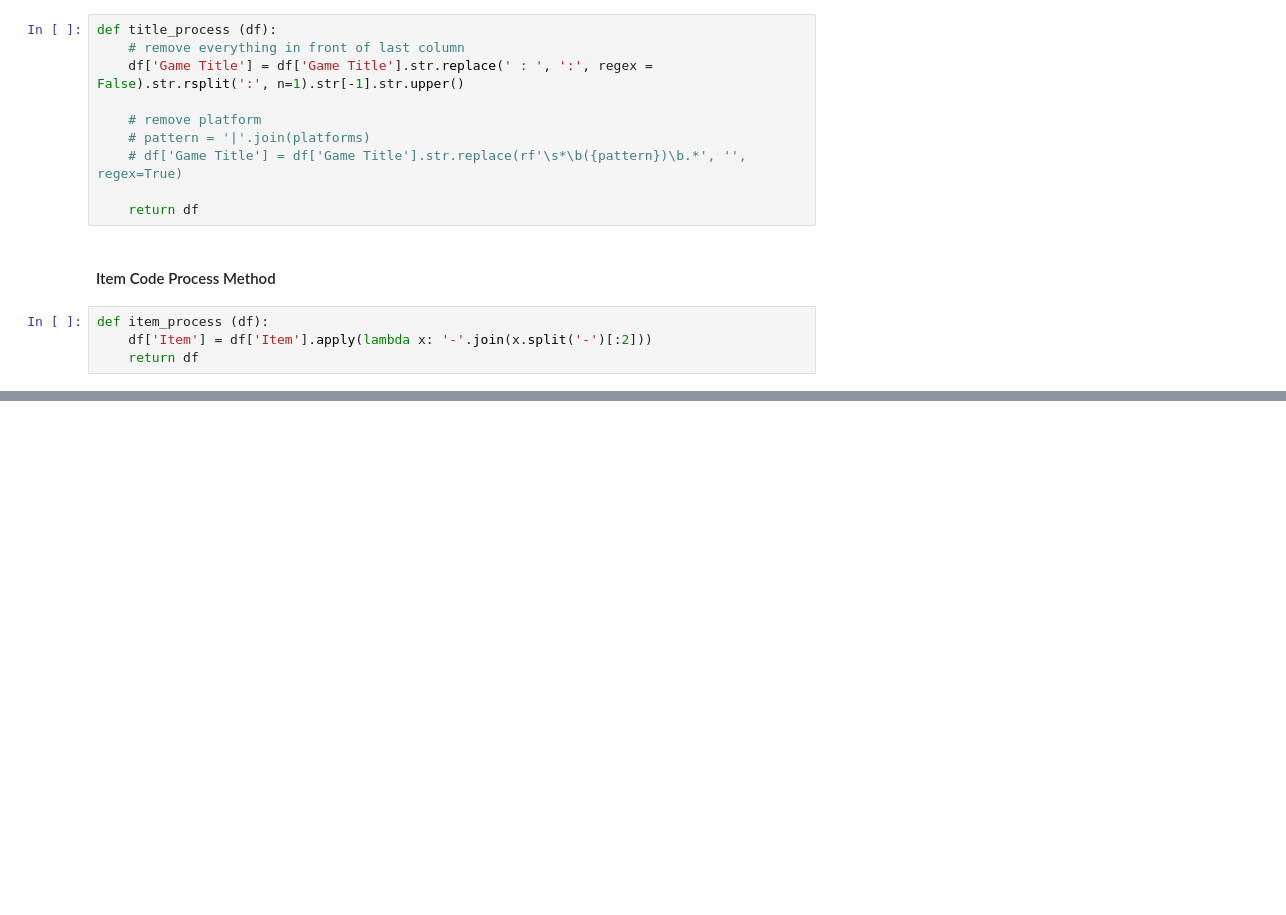
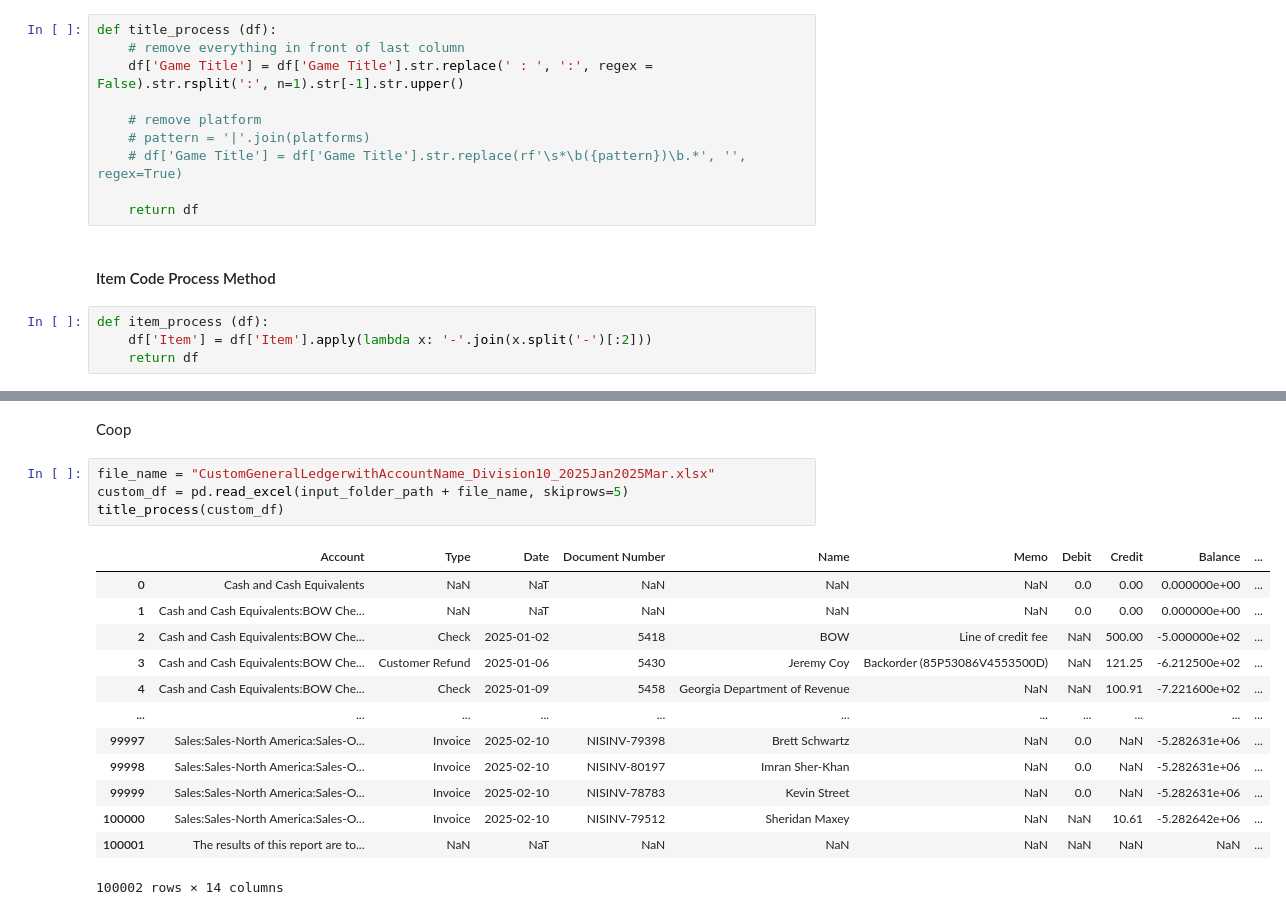
Before and after one commit to dentsusoken-usa/NIS-America-BI-Report, a Jupyter notebook: Data Process.ipynb, the cells around one changed output, grey strips where cells are left out. Saved outputs shown, nothing was run; the diff lists cells and outputs as text; blank space fills up the shorter version.

```diff
--- a/Data Process.ipynb
+++ b/Data Process.ipynb
@@ -204,0 +53,20 @@ df.to_csv(output_folder_path + 'Sales and Profit Data.csv', index = True)
+# %% [markdown]
+Coop
+# %%
+file_name = "CustomGeneralLedgerwithAccountName_Division10_2025Jan2025Mar.xlsx"
+custom_df = pd.read_excel(input_folder_path + file_name, skiprows=5)
+title_process(custom_df)
+# %% [output]
+|  | Account | Type | Date | Document Number | Name | Memo | Debit | Credit | Balance | ... |
+| 0 | Cash and Cash Equivalents | NaN | NaT | NaN | NaN | NaN | 0.0 | 0.00 | 0.000000e+00 | ... |
+| 1 | Cash and Cash Equivalents:BOW Che... | NaN | NaT | NaN | NaN | NaN | 0.0 | 0.00 | 0.000000e+00 | ... |
+| 2 | Cash and Cash Equivalents:BOW Che... | Check | 2025-01-02 | 5418 | BOW | Line of credit fee | NaN | 500.00 | -5.000000e+02 | ... |
+| 3 | Cash and Cash Equivalents:BOW Che... | Customer Refund | 2025-01-06 | 5430 | Jeremy Coy | Backorder (85P53086V4553500D) | NaN | 121.25 | -6.212500e+02 | ... |
+| 4 | Cash and Cash Equivalents:BOW Che... | Check | 2025-01-09 | 5458 | Georgia Department of Revenue | NaN | NaN | 100.91 | -7.221600e+02 | ... |
+| ... | ... | ... | ... | ... | ... | ... | ... | ... | ... | ... |
+| 99997 | Sales:Sales-North America:Sales-O... | Invoice | 2025-02-10 | NISINV-79398 | Brett Schwartz | NaN | 0.0 | NaN | -5.282631e+06 | ... |
+| 99998 | Sales:Sales-North America:Sales-O... | Invoice | 2025-02-10 | NISINV-80197 | Imran Sher-Khan | NaN | 0.0 | NaN | -5.282631e+06 | ... |
+| 99999 | Sales:Sales-North America:Sales-O... | Invoice | 2025-02-10 | NISINV-78783 | Kevin Street | NaN | 0.0 | NaN | -5.282631e+06 | ... |
+| 100000 | Sales:Sales-North America:Sales-O... | Invoice | 2025-02-10 | NISINV-79512 | Sheridan Maxey | NaN | NaN | 10.61 | -5.282642e+06 | ... |
+| 100001 | The results of this report are to... | NaN | NaT | NaN | NaN | NaN | NaN | NaN | NaN | ... |
+100002 rows × 14 columns
```
Also changed, not shown: parts of 28 cells of this notebook, 26 other files.
